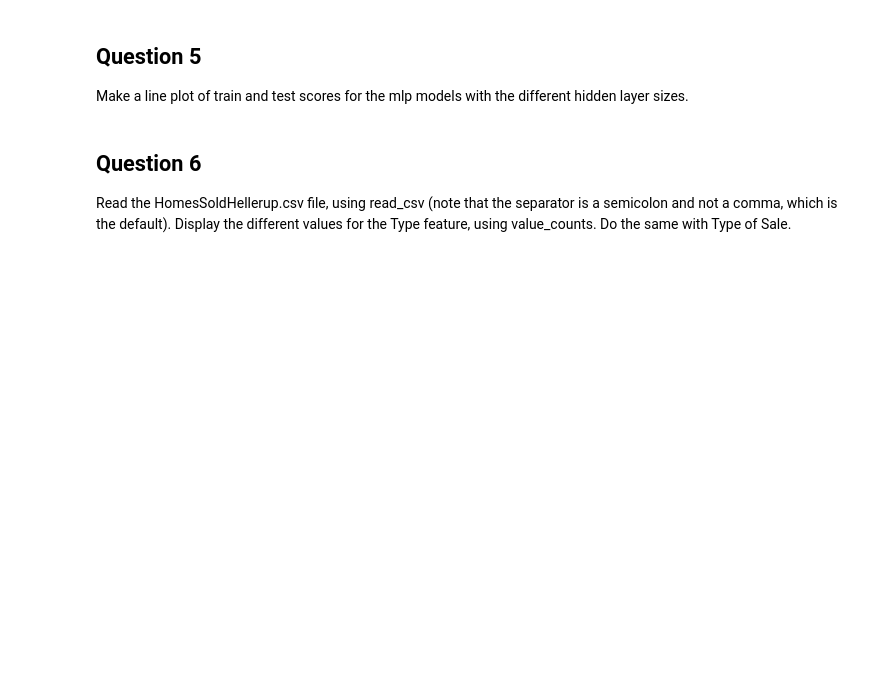
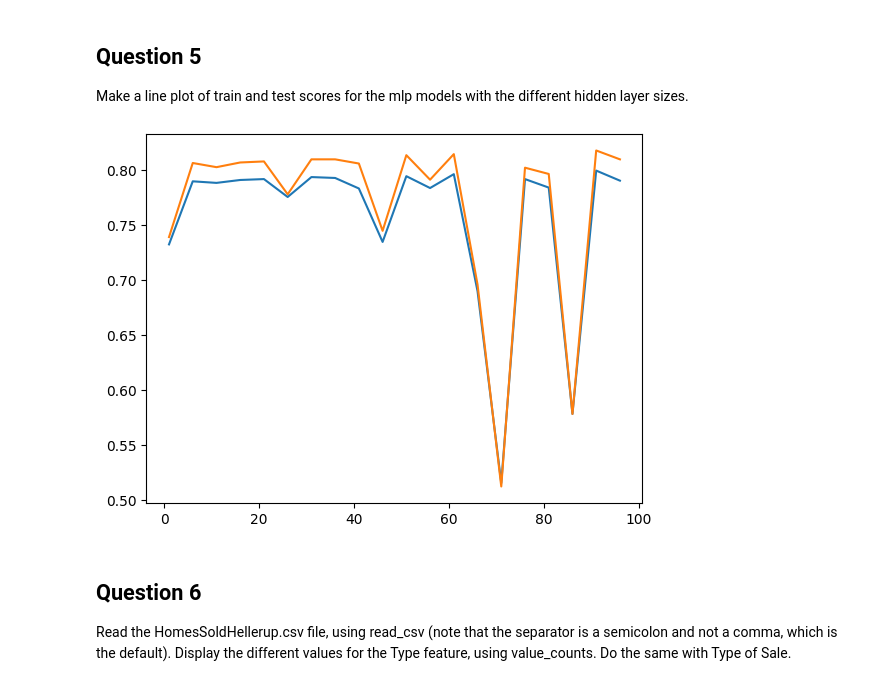
Before and after one commit to ravn12x/CBS-PROG, a Jupyter notebook: ML/Lab4BDA2024.ipynb, the cells around one changed output. Drawn from its saved outputs; the diff is of its cells as text; code cells hidden in the pictures; blank space fills up the shorter version.

```diff
--- a/ML/Lab4BDA2024.ipynb
+++ b/ML/Lab4BDA2024.ipynb
@@ -65,3 +79,12 @@ plt.show()
 # %% [markdown]
 <h2>Question 3</h2>
  Build an MLP model, and print the score on train and test.
+# %%
+mlp = MLPClassifier()
+mlp.fit(x_train, y_train)
+
+train_score = mlp.score(x_train, y_train)
+test_score = mlp.score(x_test, y_test)
+
+print(f"Train Accuracy: {train_score:.4f}")
+print(f"Test Accuracy: {test_score:.4f}")
@@ -68,19 +94,37 @@ plt.show()
 # %% [markdown]
 <h2>Question 4</h2>
 Now try mlp models with different values for the hidden layer size. Try with a single hidden layer, with sizes ranging from 1 to 100, incremented by 5. (Use the MLP parameter, hidden_layer_sizes, which takes a value as a tuple -- for a single hidden layer, just one value in parenthesis.) Save the train and test scores in two lists.
+# %%
+results = []
+
+# Loop through different values of n_estimators
+for n in range(1, 101, 5):
+    model = MLPClassifier(hidden_layer_sizes=(n,), max_iter=500, random_state=42)
+    model.fit(x_train, y_train)
+
+    # Compute accuracy scores
+    train_score = model.score(x_train, y_train)
+    test_score = model.score(x_test, y_test)
+
+    # Store results as a tuple (test score, train score, n)
+    results.append((test_score, train_score, n))
 # %% [markdown]
 <h2>Question 5</h2>
 Make a line plot of train and test scores for the mlp models with the different hidden layer sizes.
 # %%
 # x axis - a list of the values for number of estimators
-x = ___
+x = [item[2] for item in results]
+test_score = [item[0] for item in results]
+train_score = [item[1] for item in results]
 # y axis - list of train scores
 # two arguments to plot are the x axis values and the y axis values
-plt.plot(x, ___)
+plt.plot(x, train_score)
 # do another plot, with same x axis, and on the y axis - list of test scores
-plt.plot(x,___)
+plt.plot(x, test_score)
 # finally need to show the plots
 plt.show()
+# %% [output]
+[figure, added]
 # %% [markdown]
 <h2>Question 6</h2>
 Read the HomesSoldHellerup.csv file, using read_csv (note that the separator is a semicolon and not a comma, which is the default). Display the different values for the Type feature, using value_counts. Do the same with Type of Sale.
```
Also changed, not shown: parts of 15 cells of this notebook.
